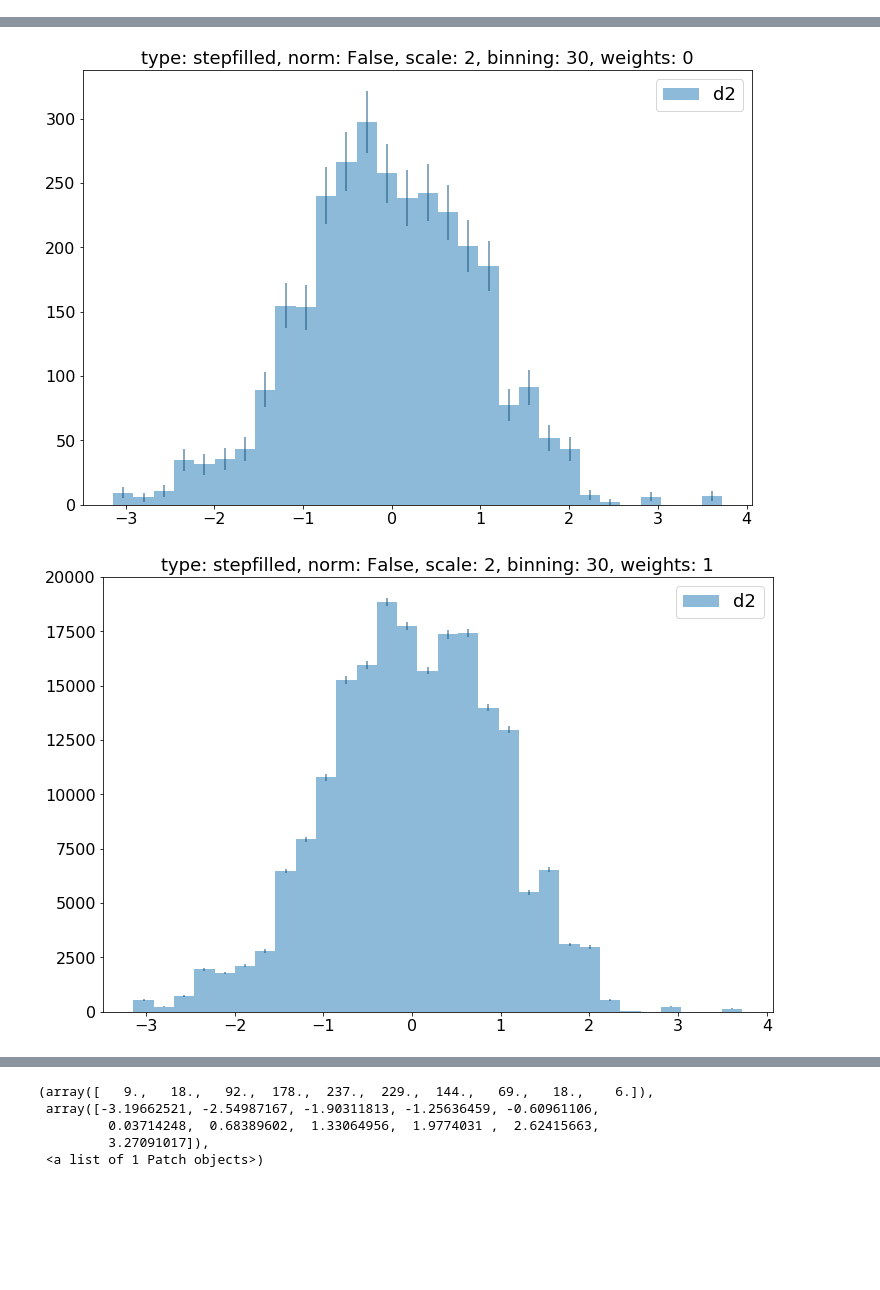
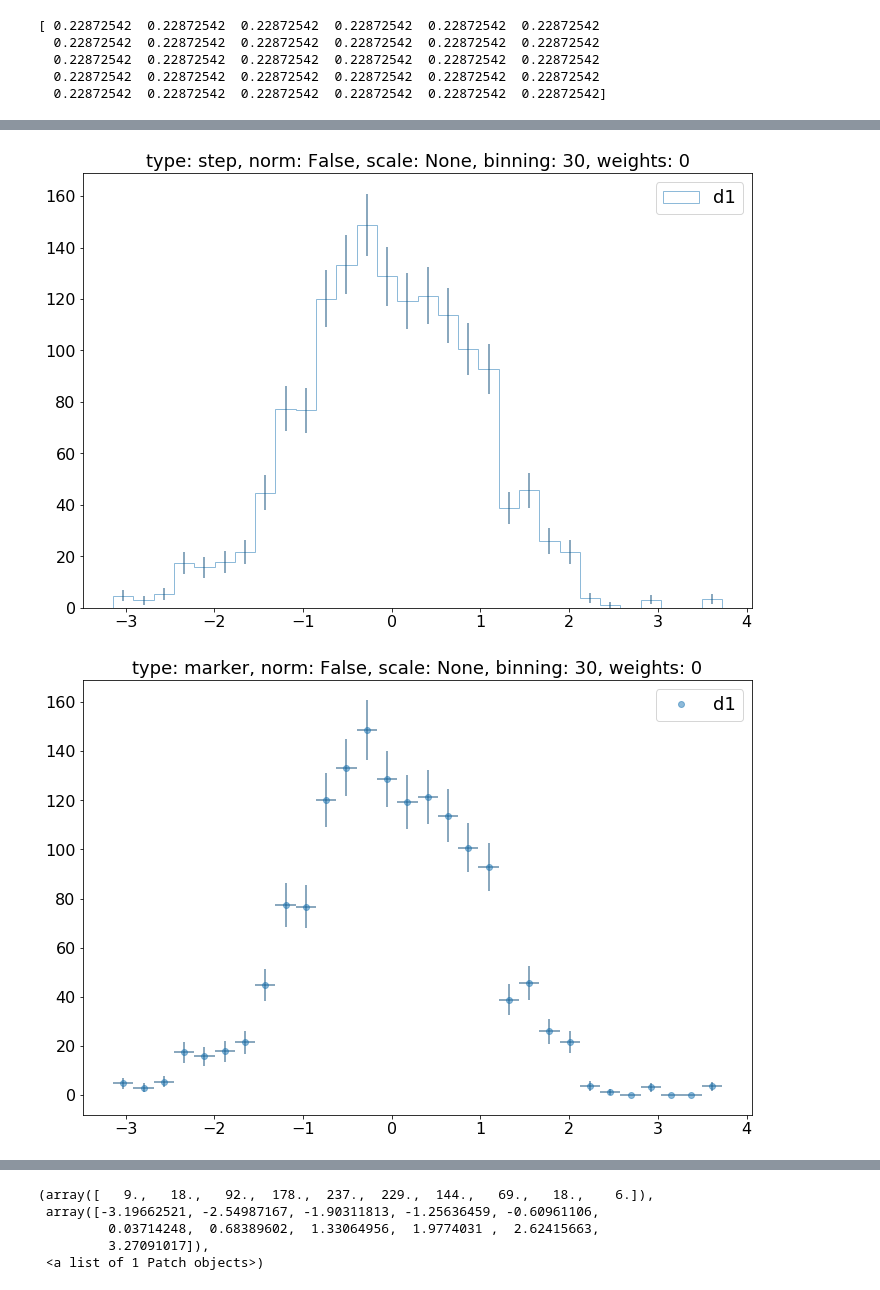
Before and after one commit to pollackscience/histogram_plus, a Jupyter notebook: scripts/hist_plus.ipynb, the cells around one changed output, grey strips where cells are left out. Cells and saved outputs as stored; diff of their text form; code cells hidden in the pictures; blank space fills up the shorter version.

Commit message:
error bar default styles

```diff
--- a/scripts/hist_plus.ipynb
+++ b/scripts/hist_plus.ipynb
@@ -12,21 +12,28 @@ weights2 = np.random.uniform(0.1,200, size=1000)
 data2 = np.random.normal(3, 1, size=1000)
 data3 = np.random.normal(6, 1, size=1000)
 # %%
-#types = ['bar', 'stepfilled', 'step', 'marker']
-types=['stepfilled']
-norms = [False, True]
+types = ['bar', 'stepfilled', 'step', 'marker']
+#types=['marker']
+#norms = [False, True]
+norms = [False]
 #scale = [None, 0.5, 2, 'binwidth']
-scale = [None, 2, 'binwidth']
+#scale = [None, 2, 'binwidth']
+scale = [None]
 #bins = [30, 'auto', 100, 'blocks']
 bins = [30]
-ws = [weights, weights2]
+ws = [weights]
 for t in types:
     for n in norms:
         for s in scale:
             for b in bins:
                 for iw, w in enumerate(ws):
                     plt.figure()
-                    hist(data, bins=b, histtype=t, normed=n, scale=s, errorbars=True, weights=w, alpha=0.5, label='d2')
+                    hist(data, bins=b, histtype=t, normed=n, scale=s, errorbars=True, weights=w, alpha=0.5, label='d1')
                     plt.title('type: {0}, norm: {1}, scale: {2}, binning: {3}, weights: {4}'.format(t, n, s, b, iw))
                     plt.legend()
 # %% [output]
+[ 0.22872542  0.22872542  0.22872542  0.22872542  0.22872542  0.22872542
+  0.22872542  0.22872542  0.22872542  0.22872542  0.22872542  0.22872542
+  0.22872542  0.22872542  0.22872542  0.22872542  0.22872542  0.22872542
+  0.22872542  0.22872542  0.22872542  0.22872542  0.22872542  0.22872542
+  0.22872542  0.22872542  0.22872542  0.22872542  0.22872542  0.22872542]
@@ -35,2 +42,2 @@ for t in types:
-[figure, old version]
+[figure, new version]
-[figure, old version]
+[figure, new version]
```
Also changed, not shown: parts of 2 cells of this notebook, 1 other file.
